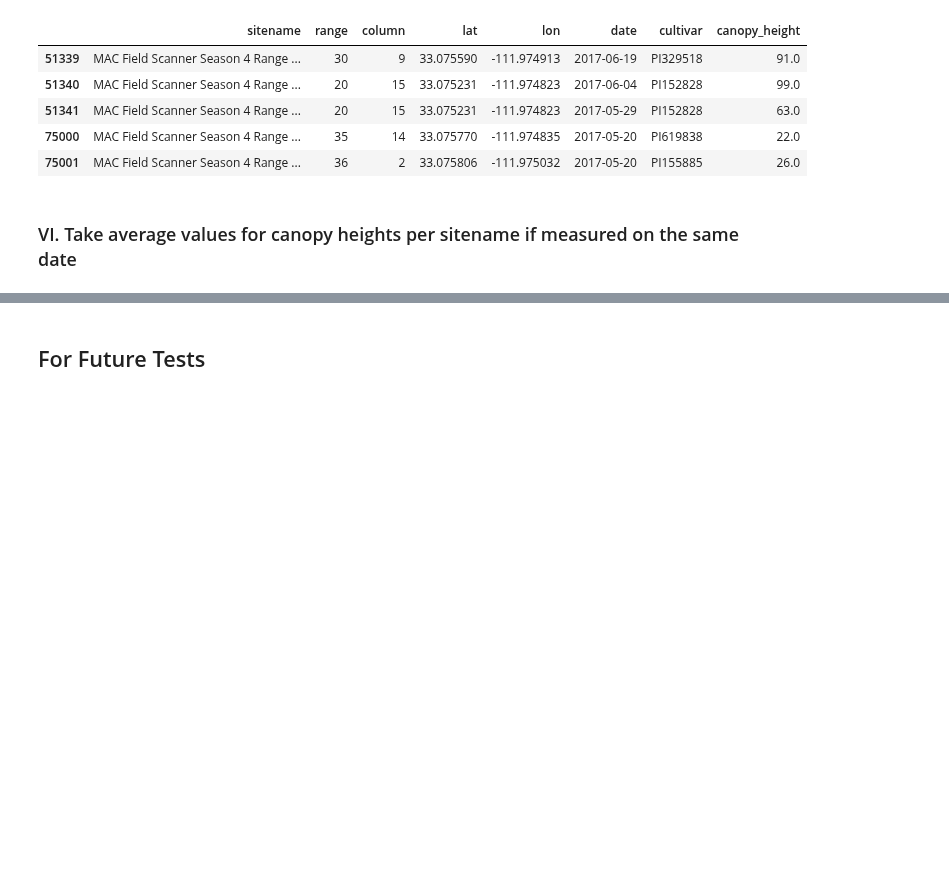
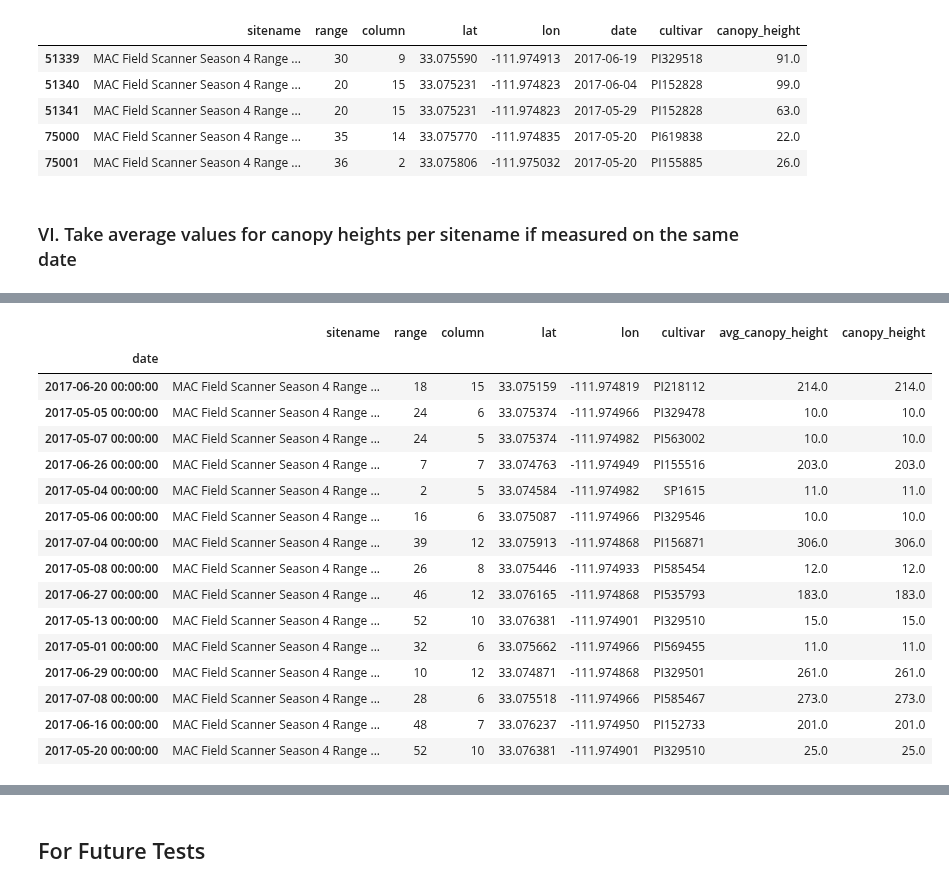
Before and after one commit to genophenoenvo/terraref-datasets, a Jupyter notebook: notebooks/canopy_heights_season_4.ipynb, the cells around one changed output, grey strips where cells are left out. Drawn from its saved outputs; the diff is of its cells as text; code cells hidden in the pictures; blank space fills up the shorter version.

Commit message:
all canopy heights per date for season 4

```diff
--- a/notebooks/canopy_heights_season_4.ipynb
+++ b/notebooks/canopy_heights_season_4.ipynb
@@ -184,0 +186,5 @@ df_8.head()
+# %%
+season_heights_0 = df_8.set_index(keys='date')
+print(df_8.shape)
+print(season_heights_0.shape)
+# season_heights_0.head()
@@ -184,0 +201,4 @@ df_8.head()
+# %%
+season_heights_1 = season_heights_0.sort_index()
+print(season_heights_1.shape)
+# season_heights_1.head()
@@ -184,0 +218,3 @@ df_8.head()
+# %%
+season_heights_2 = season_heights_1.drop(labels='canopy_height', axis=1)
+# season_heights_2.tail()
@@ -184,0 +229,22 @@ df_8.head()
+# %%
+season_heights_3 = season_heights_2.copy()
+season_heights_3['canopy_height'] = season_heights_3.avg_canopy_height.round(2)
+# season_heights_3.sample(n=15)
+# %% [output]
+|  | sitename | range | column | lat | lon | cultivar | avg_canopy_height | canopy_height |
+| date |  |  |  |  |  |  |  |  |
+| 2017-06-20 00:00:00 | MAC Field Scanner Season 4 Range ... | 18 | 15 | 33.075159 | -111.974819 | PI218112 | 214.0 | 214.0 |
+| 2017-05-05 00:00:00 | MAC Field Scanner Season 4 Range ... | 24 | 6 | 33.075374 | -111.974966 | PI329478 | 10.0 | 10.0 |
+| 2017-05-07 00:00:00 | MAC Field Scanner Season 4 Range ... | 24 | 5 | 33.075374 | -111.974982 | PI563002 | 10.0 | 10.0 |
+| 2017-06-26 00:00:00 | MAC Field Scanner Season 4 Range ... | 7 | 7 | 33.074763 | -111.974949 | PI155516 | 203.0 | 203.0 |
+| 2017-05-04 00:00:00 | MAC Field Scanner Season 4 Range ... | 2 | 5 | 33.074584 | -111.974982 | SP1615 | 11.0 | 11.0 |
+| 2017-05-06 00:00:00 | MAC Field Scanner Season 4 Range ... | 16 | 6 | 33.075087 | -111.974966 | PI329546 | 10.0 | 10.0 |
+| 2017-07-04 00:00:00 | MAC Field Scanner Season 4 Range ... | 39 | 12 | 33.075913 | -111.974868 | PI156871 | 306.0 | 306.0 |
+| 2017-05-08 00:00:00 | MAC Field Scanner Season 4 Range ... | 26 | 8 | 33.075446 | -111.974933 | PI585454 | 12.0 | 12.0 |
+| 2017-06-27 00:00:00 | MAC Field Scanner Season 4 Range ... | 46 | 12 | 33.076165 | -111.974868 | PI535793 | 183.0 | 183.0 |
+| 2017-05-13 00:00:00 | MAC Field Scanner Season 4 Range ... | 52 | 10 | 33.076381 | -111.974901 | PI329510 | 15.0 | 15.0 |
+| 2017-05-01 00:00:00 | MAC Field Scanner Season 4 Range ... | 32 | 6 | 33.075662 | -111.974966 | PI569455 | 11.0 | 11.0 |
+| 2017-06-29 00:00:00 | MAC Field Scanner Season 4 Range ... | 10 | 12 | 33.074871 | -111.974868 | PI329501 | 261.0 | 261.0 |
+| 2017-07-08 00:00:00 | MAC Field Scanner Season 4 Range ... | 28 | 6 | 33.075518 | -111.974966 | PI585467 | 273.0 | 273.0 |
+| 2017-06-16 00:00:00 | MAC Field Scanner Season 4 Range ... | 48 | 7 | 33.076237 | -111.974950 | PI152733 | 201.0 | 201.0 |
+| 2017-05-20 00:00:00 | MAC Field Scanner Season 4 Range ... | 52 | 10 | 33.076381 | -111.974901 | PI329510 | 25.0 | 25.0 |
```
Also changed, not shown: parts of 17 cells of this notebook.
